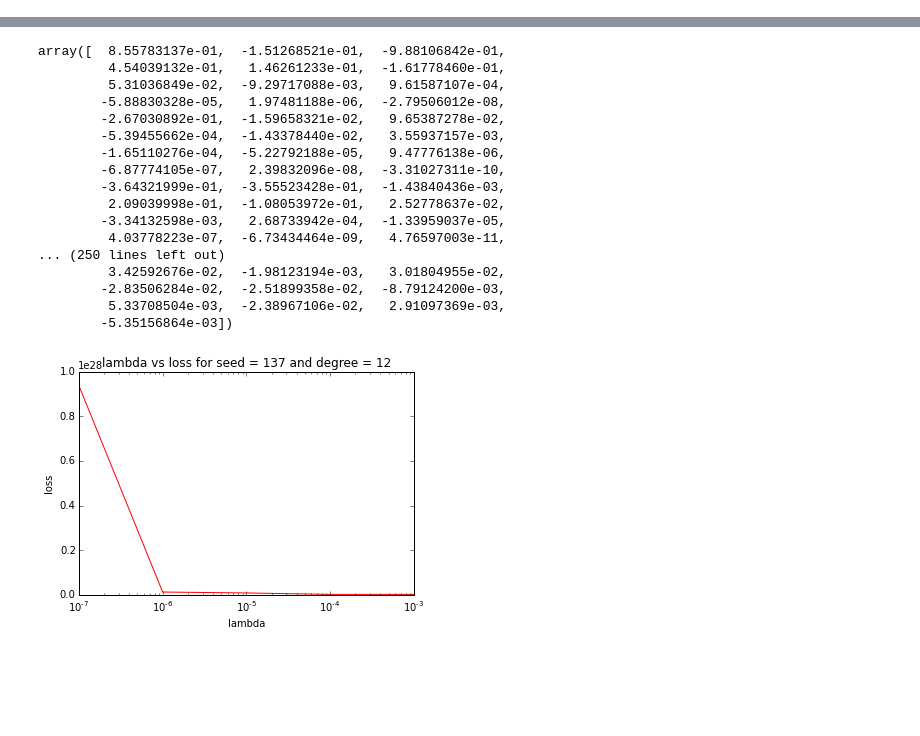
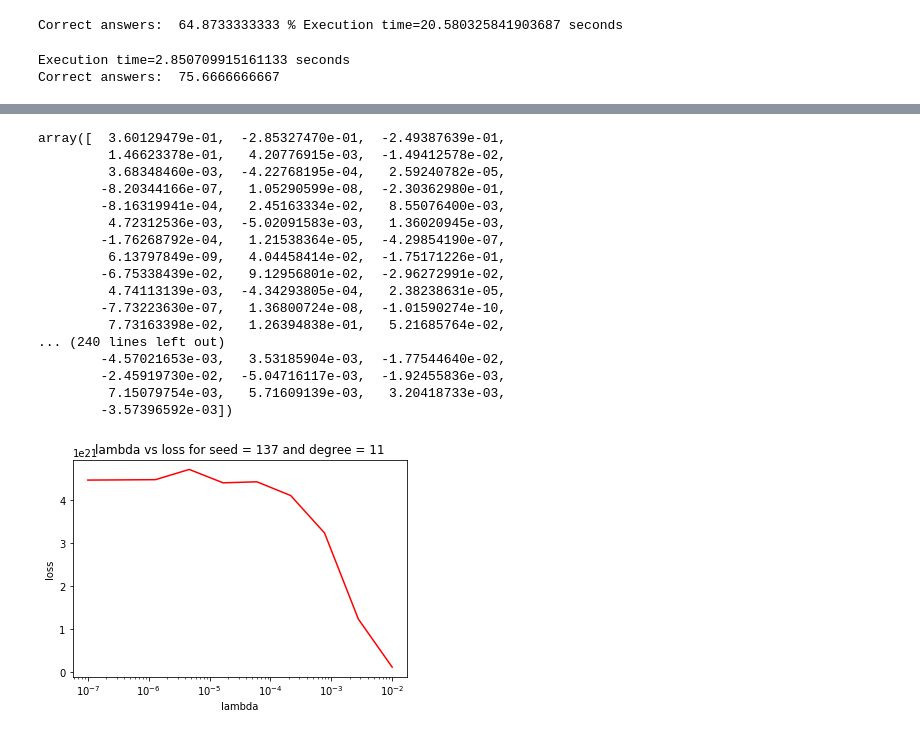
Before and after one commit to leonardopetrini/project_1_final, a Jupyter notebook: run.ipynb, the cells around one changed output, grey strips where cells are left out. Drawn from its saved outputs; the diff is of its cells as text; code cells hidden in the pictures; blank space fills up the shorter version.

```diff
--- a/run.ipynb
+++ b/run.ipynb
@@ -12,5 +12,3 @@ import matplotlib.pyplot as plt
 
 y, x, ids = load_csv_data("train.csv", sub_sample=False)
 #_, x_submission, ids_submission = load_csv_data("test.csv", sub_sample=False)
-x[x==-999] = 0
-x = standardize_by_column(x)
@@ -16,0 +24,5 @@ x = standardize_by_column(x)
+# %%
+#Set values to zero and standardize
+#x[x==-999] = 0
+x = non_values_to_random_normally_dist(x)
+x = standardize_by_column(x)
@@ -16,0 +43,26 @@ x = standardize_by_column(x)
+# %%
+'''Performing SGD'''#Execution time is longer!!!
+
+degree = 1
+ratio = 0.70  #train/test examples
+
+seed = 1
+dim_w = get_length_w(x,degree)
+initial_w, max_iters, gamma = np.zeros(dim_w), 20 , 0.000001#requires fine balance btw. iter/gamma - otherwise blows up
+
+
+w = SGD_with_simple_splitting(y,x, degree, ratio, initial_w, max_iters, gamma, seed)
+# %% [output]
+Correct answers:  64.8733333333 % Execution time=20.580325841903687 seconds
+# %%
+'''Least Squares'''
+
+degree = 11
+ratio = 0.70  #train/test examples
+
+seed = 1
+
+w = LS_with_simple_splitting(y,x, degree, ratio, seed)
+# %% [output]
+Execution time=2.850709915161133 seconds
+Correct answers:  75.6666666667
@@ -17,6 +79,7 @@ x = standardize_by_column(x)
 # %%
-degree = 12
-lambdas = np.logspace(-7,-3,5)
+'''Ridge Regression With Cross Validation'''
+degree = 11
+lambdas = np.logspace(-7,-2,10)
 k_fold = 4
 seed = 137
 
@@ -45,18 +105,18 @@ Correct answers:  82.9776 % for lambda = 0.001000
-array([  8.55783137e-01,  -1.51268521e-01,  -9.88106842e-01,
-         4.54039132e-01,   1.46261233e-01,  -1.61778460e-01,
-         5.31036849e-02,  -9.29717088e-03,   9.61587107e-04,
-        -5.88830328e-05,   1.97481188e-06,  -2.79506012e-08,
-        -2.67030892e-01,  -1.59658321e-02,   9.65387278e-02,
-        -5.39455662e-04,  -1.43378440e-02,   3.55937157e-03,
-        -1.65110276e-04,  -5.22792188e-05,   9.47776138e-06,
-        -6.87774105e-07,   2.39832096e-08,  -3.31027311e-10,
-        -3.64321999e-01,  -3.55523428e-01,  -1.43840436e-03,
-         2.09039998e-01,  -1.08053972e-01,   2.52778637e-02,
-        -3.34132598e-03,   2.68733942e-04,  -1.33959037e-05,
-         4.03778223e-07,  -6.73434464e-09,   4.76597003e-11,
-... (250 lines left out)
-         3.42592676e-02,  -1.98123194e-03,   3.01804955e-02,
-        -2.83506284e-02,  -2.51899358e-02,  -8.79124200e-03,
-         5.33708504e-03,  -2.38967106e-02,   2.91097369e-03,
-        -5.35156864e-03])
+array([  3.60129479e-01,  -2.85327470e-01,  -2.49387639e-01,
+         1.46623378e-01,   4.20776915e-03,  -1.49412578e-02,
+         3.68348460e-03,  -4.22768195e-04,   2.59240782e-05,
+        -8.20344166e-07,   1.05290599e-08,  -2.30362980e-01,
+        -8.16319941e-04,   2.45163334e-02,   8.55076400e-03,
+         4.72312536e-03,  -5.02091583e-03,   1.36020945e-03,
+        -1.76268792e-04,   1.21538364e-05,  -4.29854190e-07,
+         6.13797849e-09,   4.04458414e-02,  -1.75171226e-01,
+        -6.75338439e-02,   9.12956801e-02,  -2.96272991e-02,
+         4.74113139e-03,  -4.34293805e-04,   2.38238631e-05,
+        -7.73223630e-07,   1.36800724e-08,  -1.01590274e-10,
+         7.73163398e-02,   1.26394838e-01,   5.21685764e-02,
+... (240 lines left out)
+        -4.57021653e-03,   3.53185904e-03,  -1.77544640e-02,
+        -2.45919730e-02,  -5.04716117e-03,  -1.92455836e-03,
+         7.15079754e-03,   5.71609139e-03,   3.20418733e-03,
+        -3.57396592e-03])
-[figure, old version]
+[figure, new version]
```
Also changed, not shown: parts of 19 cells of this notebook, 5 other files.
